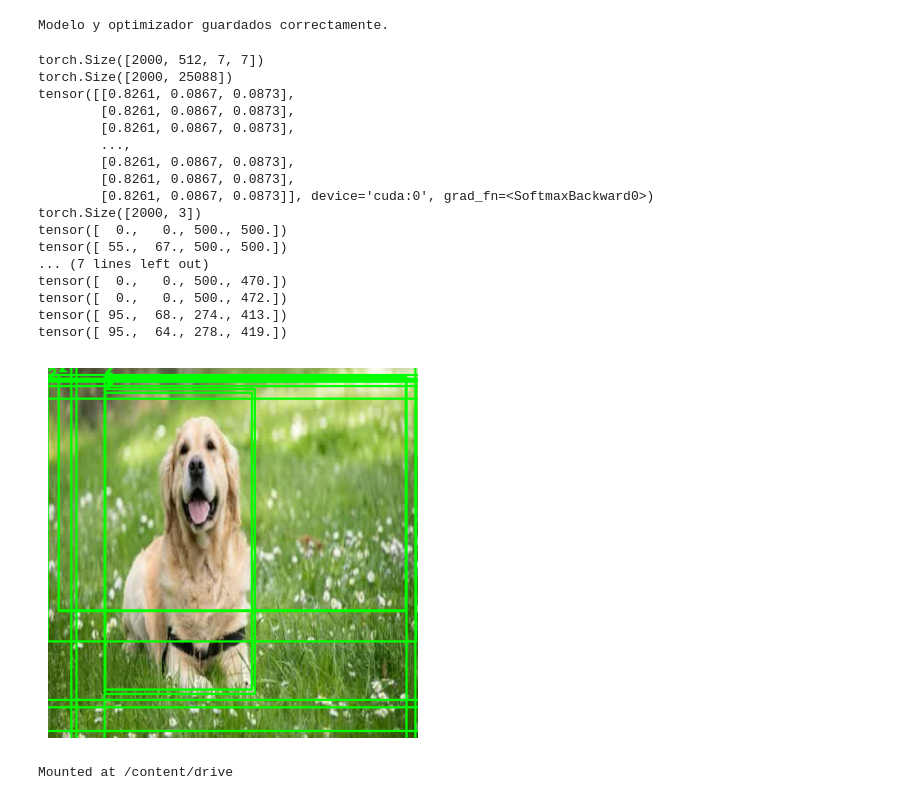
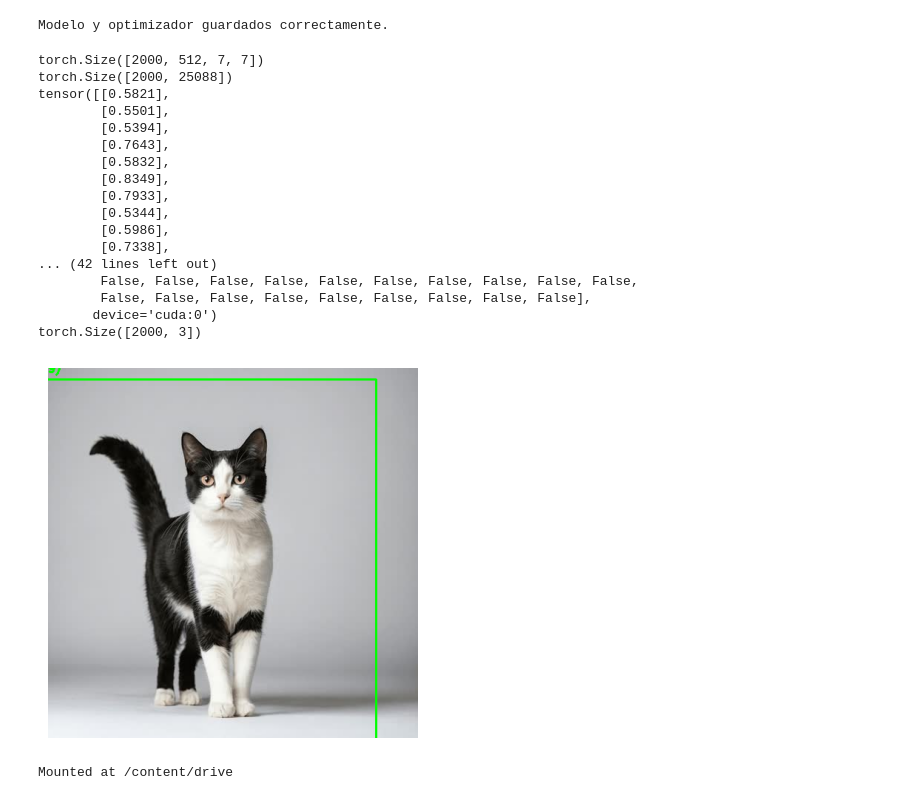
Before and after one commit to JuniorHZ19/CNN-PARA-DETECION-DE-OBJETOS, a Jupyter notebook: FAST R-CNN.ipynb, the cells around one changed output. Cells and saved outputs as stored; diff of their text form; code cells hidden in the pictures.

Commit message:
Aplicando no maximum supretion

```diff
--- a/FAST R-CNN.ipynb
+++ b/FAST R-CNN.ipynb
@@ -442,7 +442,7 @@ model=Fast_RCNN(num_clases=3) #fondo ,gato , perro 3 clases
 model=model.to(device)
 optimizer = optim.SGD(model.parameters(), lr=0.01, momentum=0.9)
 
-num_epocas=10
+num_epocas=3
 
 for epoch in range(num_epocas):
     model.train()
@@ -529,25 +529,34 @@ def non_maximum_suppression(boxes, scores, iou_threshold=0.5, prob_threshold=0.3
 
     while boxes.size(0) > 0:
         # Obtener la caja con la puntuación más alta
-        max_score_idx = torch.argmax(scores, dim=1)
+
+        max_values, _ = torch.max(scores, dim=1)
+
+        max_score_idx = torch.argmax(max_values,dim=0)
+
+
+
         box_selected = boxes[max_score_idx]
+
         score_selected = scores[max_score_idx]
+
 
         # Agregar la caja y la puntuación a las listas de resultados
         boxes_selected.append(box_selected)
         scores_selected.append(score_selected)
 
         # Eliminar la caja seleccionada de las listas
+
         mask = torch.ones(boxes.size(0), dtype=torch.bool)
         mask[max_score_idx] = False
         boxes = boxes[mask]
         scores = scores[mask]
-
         # Calcular los IOU entre la caja seleccionada y las demás cajas
         ious = box_iou(boxes, box_selected.unsqueeze(0))
-
+        print(ious)
         # Filtrar las cajas que tienen un IOU mayor que el umbral
-        keep = ious < iou_threshold
+        keep = (ious < iou_threshold).squeeze()
+        print(keep)
         boxes = boxes[keep]
         scores = scores[keep]
 
@@ -558,7 +567,7 @@ import torch.nn.functional as F
 
 import matplotlib.pyplot as plt
 
-image = cv2.imread("/content/imagenes/7.jpg")
+image = cv2.imread("/content/imagenes/5.jpg")
 
 image =cv2.resize(image,(500,500))
 
@@ -582,58 +591,62 @@ class_logits, bbox_deltas = model(imagen_tensor.unsqueeze(0),rois_with_index)
 
 probs = F.softmax(class_logits, dim=1)
 
 predicted_labels=torch.argmax(probs,dim=1)
 
 
 selected_indices=[indice for indice in range(len(predicted_labels)) if(predicted_labels[indice] !=0)]
 
-boxes_filtered= [rois[i] for i in selected_indices]
-labels_filtered=[predicted_labels[i] for i in selected_indices]
-scores_filtered=[probs[i] for i in selected_indices]
-deltas_filtered=[bbox_deltas[i] for i in selected_indices]
+boxes_filtered = rois[selected_indices].to(device)
+labels_filtered = predicted_labels[selected_indices].to(device)
+scores_filtered = probs[selected_indices].to(device)
+deltas_filtered = bbox_deltas[selected_indices].to(device)
 
-pred_bbox_reales=reverse_translation(boxes_filtered.to(device)*1/16, deltas_filtered).to(device)
+# Aplicamos la transformación inversa
+pred_bbox_reales = reverse_translation(boxes_filtered , deltas_filtered)
+
 pred_bbox_reales=pred_bbox_reales.to(device)
-pred_bbox_reales=pred_bbox_reales*16
 
-boxes_selected, scores_selected=non_maximum_suppression(pred_bbox_reales, scores_filtered, iou_threshold=0.5, prob_threshold=0.3)
+pred_bbox_reales=pred_bbox_reales
 
 
-boxes_selected_np = boxes_selected.cpu().numpy()
-scores_selected_np = scores_selected.cpu().numpy()
+boxes_selected, scores_selected=non_maximum_suppression(pred_bbox_reales, scores_filtered, iou_threshold=0.3, prob_threshold=0.8)
+
+
+boxes_selected_np = boxes_selected.detach().cpu().numpy()
+scores_selected_np = scores_selected.detach().cpu().numpy()
 
 
 print(probs.shape)
 
 clases=['gato','perro']
 for pred_bbox,score in zip(boxes_selected,scores_selected):
   cv2.rectangle(image, (int(pred_bbox[0]), int(pred_bbox[1])), (int(pred_bbox[2]), int(pred_bbox[3])), (0, 255, 0), 2)
-  cv2.putText(image, f'{clases[np.argmax(score)-1]} ({np.max(score):.2f})', (int(pred_bbox[0])+10,int(pred_bbox[1])-10), cv2.FONT_HERSHEY_SIMPLEX,0.5, (0, 255, 0), 2)
+  cv2.putText(image, f'{clases[torch.argmax(score)-1]} ({torch.max(score):.2f})', (int(pred_bbox[0])+10,int(pred_bbox[1])-10), cv2.FONT_HERSHEY_SIMPLEX,0.5, (0, 255, 0), 2)
 
 
 
 plt.imshow(cv2.cvtColor(image, cv2.COLOR_BGR2RGB))
 plt.axis('off')  # Desactivar los ejes para mostrar solo la imagen
 plt.show()
 # %% [output]
 torch.Size([2000, 512, 7, 7])
 torch.Size([2000, 25088])
-tensor([[0.8261, 0.0867, 0.0873],
-        [0.8261, 0.0867, 0.0873],
-        [0.8261, 0.0867, 0.0873],
-        ...,
-        [0.8261, 0.0867, 0.0873],
-        [0.8261, 0.0867, 0.0873],
-        [0.8261, 0.0867, 0.0873]], device='cuda:0', grad_fn=<SoftmaxBackward0>)
+tensor([[0.5821],
+        [0.5501],
+        [0.5394],
+        [0.7643],
+        [0.5832],
+        [0.8349],
+        [0.7933],
+        [0.5344],
+        [0.5986],
+        [0.7338],
+... (42 lines left out)
+        False, False, False, False, False, False, False, False, False, False,
+        False, False, False, False, False, False, False, False, False],
+       device='cuda:0')
 torch.Size([2000, 3])
-tensor([  0.,   0., 500., 500.])
-tensor([ 55.,  67., 500., 500.])
-... (7 lines left out)
-tensor([  0.,   0., 500., 470.])
-tensor([  0.,   0., 500., 472.])
-tensor([ 95.,  68., 274., 413.])
-tensor([ 95.,  64., 278., 419.])
-[figure, old version]
+[figure, new version]
 # %%
 from google.colab import drive
 drive.mount('/content/drive')
```
Also changed, not shown: parts of 7 cells of this notebook.
